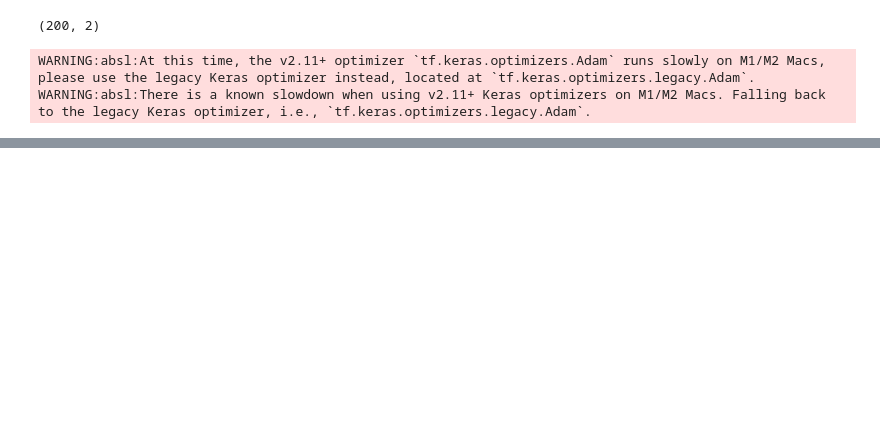
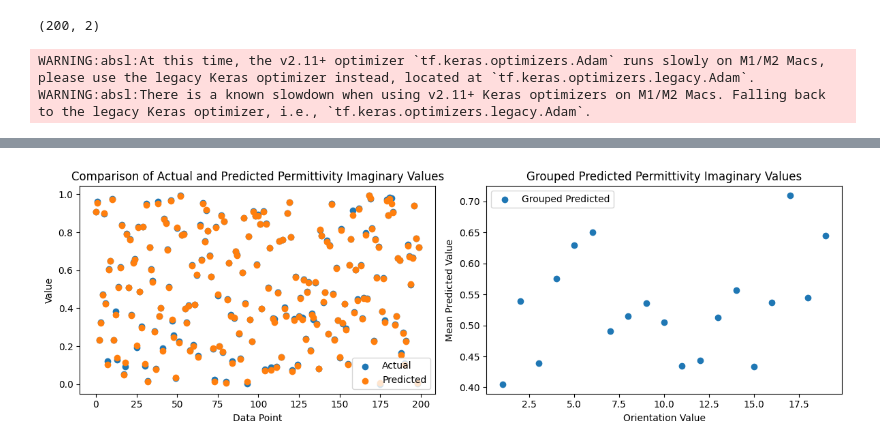
Before and after one commit to DanteMillerDS/NASA-Material-Classifier-OLD, a Jupyter notebook: fake_material_classifier.ipynb, the cells around one changed output, grey strips where cells are left out. Cells and saved outputs as stored; diff of their text form; code cells hidden in the pictures; blank space fills up the shorter version.

```diff
--- a/fake_material_classifier.ipynb
+++ b/fake_material_classifier.ipynb
@@ -138,0 +233,28 @@ Epoch 20/20
+# %%
+df_predicted = pd.DataFrame({'orientation_value': collapse_orientation_int['orientation'][split_point:], 'y_pred': y_pred[:, 1]})
+
+# Group the predicted values by "orientation_value" and calculate the mean
+y_pred_grouped = df_predicted.groupby('orientation_value')['y_pred'].mean().reset_index()
+
+# Plot the comparison of actual and predicted permittivity real values for all data points
+plt.figure(figsize=(12, 4))
+plt.subplot(1, 2, 1)
+plt.scatter(range(len(y_val)), y_val[:, 1], label='Actual')
+plt.scatter(range(len(y_pred)), y_pred[:, 1], label='Predicted')
+plt.title('Comparison of Actual and Predicted Permittivity Imaginary Values')
+plt.xlabel('Data Point')
+plt.ylabel('Value')
+plt.legend()
+
+# Plot the grouped predicted permittivity real values for each orientation category
+plt.subplot(1, 2, 2)
+plt.scatter(y_pred_grouped['orientation_value'], y_pred_grouped['y_pred'], label='Grouped Predicted')
+plt.title('Grouped Predicted Permittivity Imaginary Values')
+plt.xlabel('Orientation Value')
+plt.ylabel('Mean Predicted Value')
+plt.legend()
+
+plt.tight_layout()
+plt.show()
+# %% [output]
+[figure, added]
```
Also changed, not shown: parts of 16 cells of this notebook.
